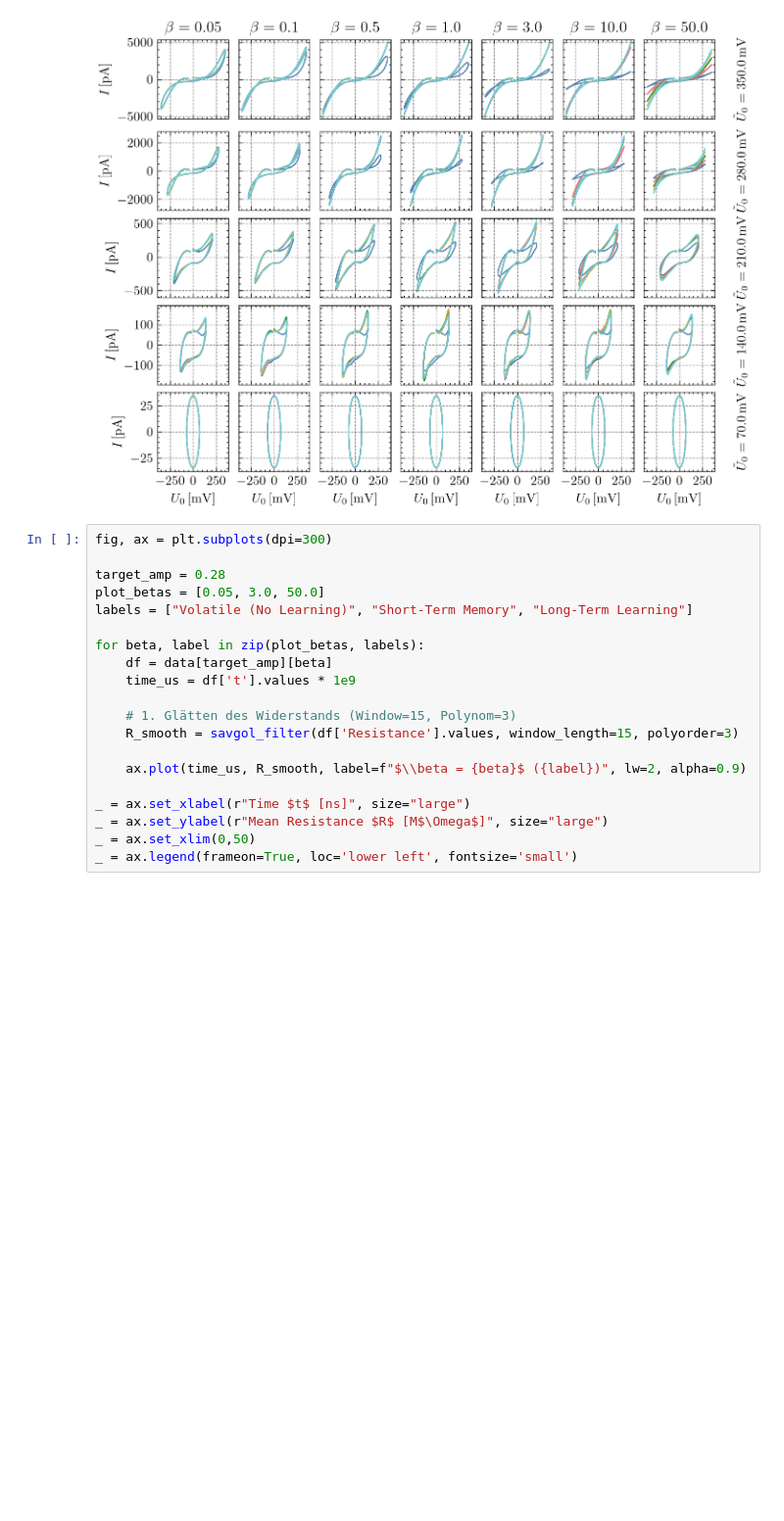
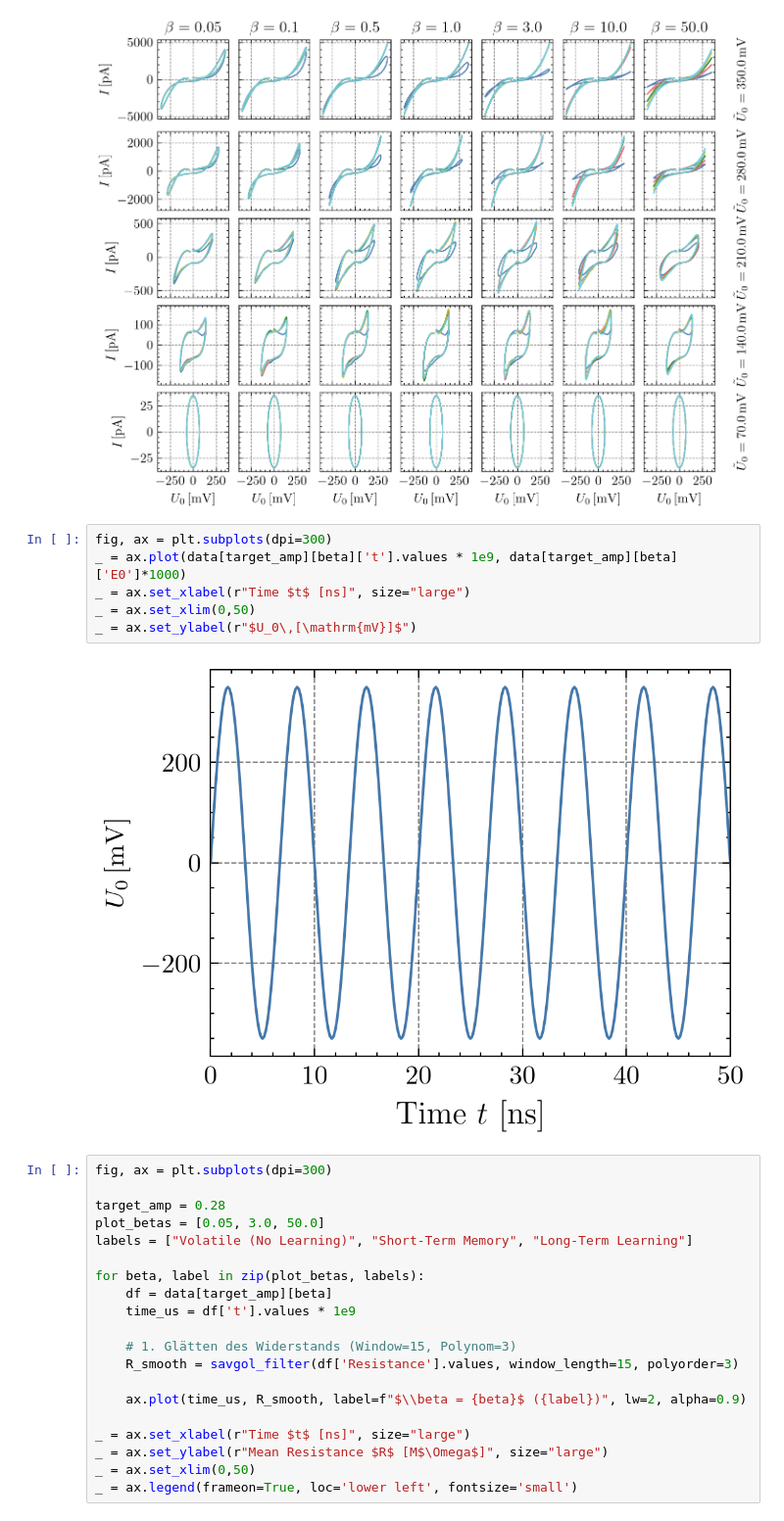
Before and after one commit to JonasMnsing/nanonets, a Jupyter notebook: notebooks/dynamic_resistances/sweep_amp_beta.ipynb, the cells around one changed output. Shown at 98% size. Cells and saved outputs as stored; diff of their text form; blank space fills up the shorter version.

Commit message:
memristor and time dependent simulations of a SET

```diff
--- a/notebooks/dynamic_resistances/sweep_amp_beta.ipynb
+++ b/notebooks/dynamic_resistances/sweep_amp_beta.ipynb
@@ -86,6 +86,14 @@ for i, amp in enumerate(reversed(AMPLITUDE_LIST)):
             )
 # %% [output]
 [figure]
+# %%
+fig, ax = plt.subplots(dpi=300)
+_ = ax.plot(data[target_amp][beta]['t'].values * 1e9, data[target_amp][beta]['E0']*1000)
+_ = ax.set_xlabel(r"Time $t$ [ns]", size="large")
+_ = ax.set_xlim(0,50)
+_ = ax.set_ylabel(r"$U_0\,[\mathrm{mV}]$")
+# %% [output]
+[figure, added]
 # %%
 fig, ax = plt.subplots(dpi=300)
 
```
Also changed, not shown: 12 other files.
